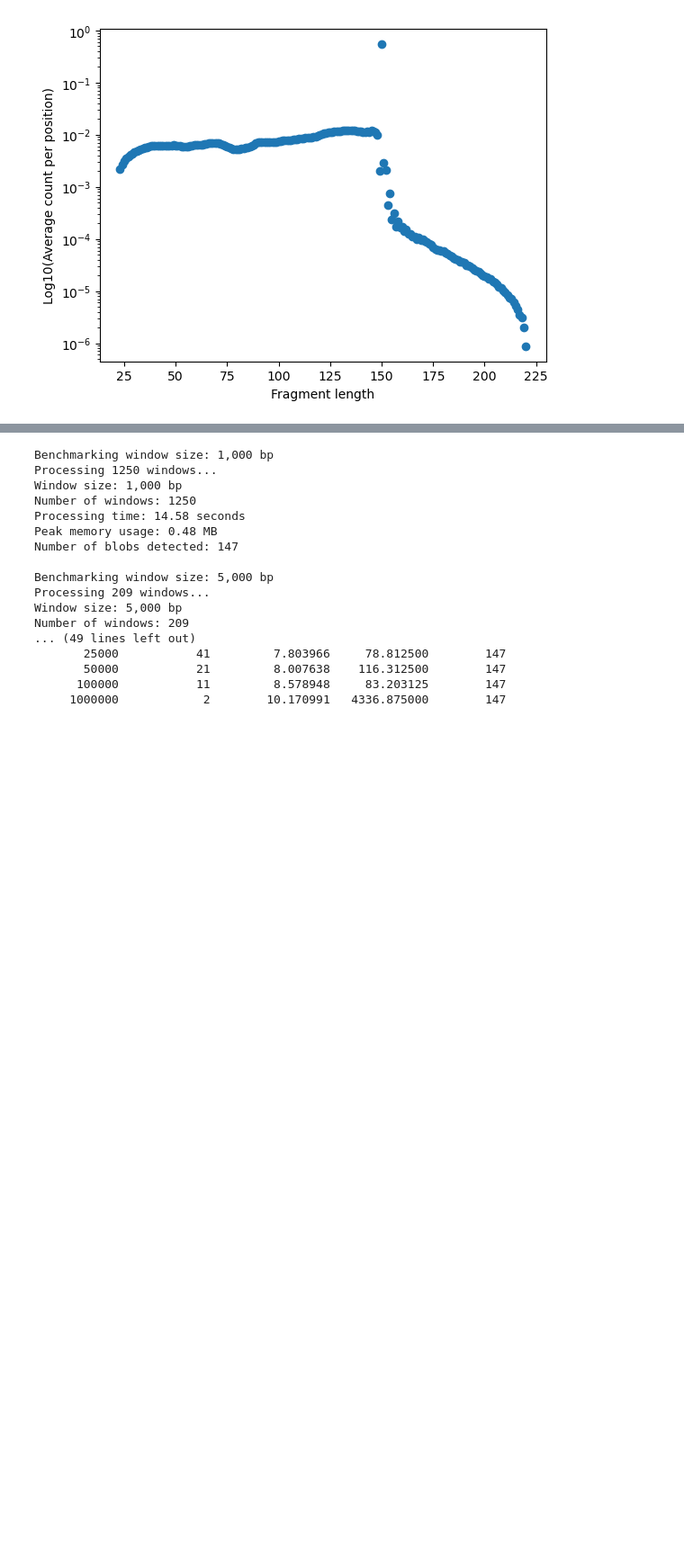
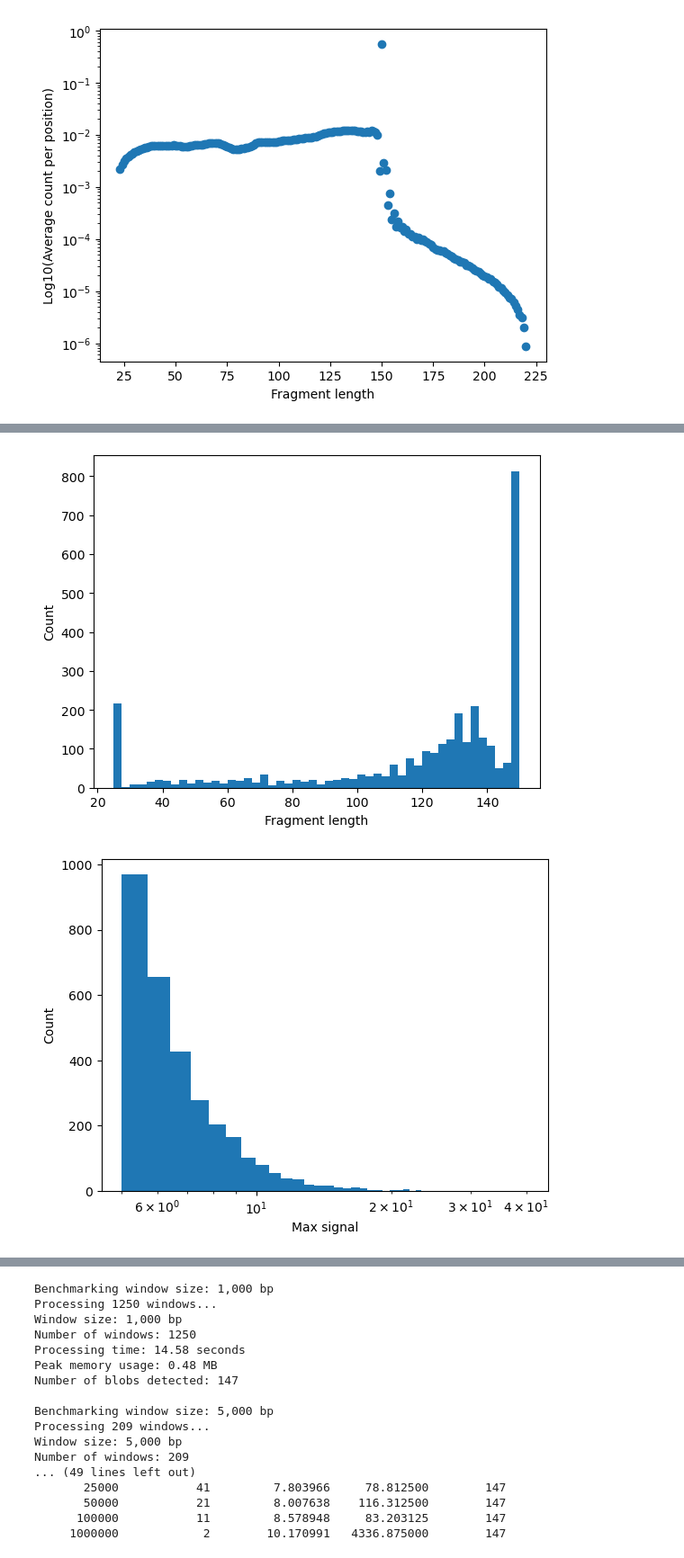
Before and after one commit to aryeelab/foci-3d, a Jupyter notebook: code/footprinting.ipynb, the cells around one changed output, grey strips where cells are left out. Shown at 90% size. Saved outputs shown, nothing was run; the diff lists cells and outputs as text; code cells hidden in the pictures; blank space fills up the shorter version.

```diff
--- a/code/footprinting.ipynb
+++ b/code/footprinting.ipynb
@@ -228,7 +236,7 @@ print(blobs)
 # Set parameters for footprint detection
 window_size = 10000
 pad = 200
-threshold = 10.0
+threshold = 5.0
 sigma = 10.0
 min_size = 5
 fragment_len_min = 25
@@ -236,8 +244,8 @@ fragment_len_max = 150
 num_cores = 8
 
 # Define the region to process
-chromosomes = [('chr8', 23000000, 24000000)]
-#chromosomes = [('chr8')]
+#chromosomes = [('chr8', 23000000, 24000000)]
+chromosomes = [('chr8')]
 
 # Detect footprints
 footprints = detect_footprints(
@@ -311,0 +321,21 @@ plot_count_matrix(footprint, named_positions=markers, tracks = {'PRO-Cap': proca
+# %%
+# Visualize distributions of fragment_length,size, max_signal, mean_signal, total_signal
+
+#print(footprints)
+
+# Histogram of fragment_length
+plt.hist(footprints['fragment_length'], bins=50)
+plt.xlabel('Fragment length')
+plt.ylabel('Count')
+plt.show()
+
+
+# Histogram of max_signal
+plt.hist(footprints['max_signal'], bins=50)
+plt.xlabel('Max signal')
+plt.ylabel('Count')
+plt.xscale('log', base=10)
+plt.show()
+# %% [output]
+[figure, added]
+[figure, added]
```
Also changed, not shown: parts of 8 cells of this notebook, 1 other file.
